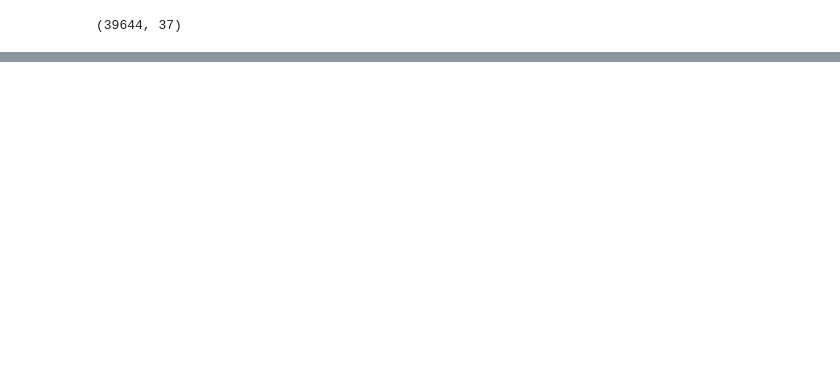
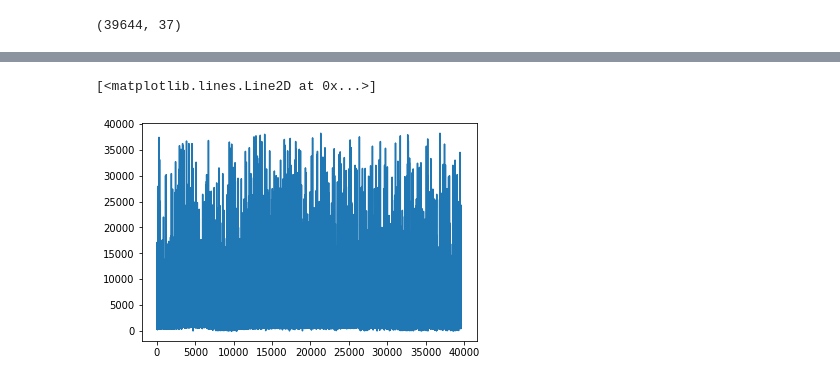
Before and after one commit to nsriniva/DS-Unit-1-Build, a Jupyter notebook: DS_Unit_1_BuildProject_1.ipynb, the cells around one changed output, grey strips where cells are left out. Drawn from its saved outputs; the diff is of its cells as text; code cells hidden in the pictures; blank space fills up the shorter version.

```diff
--- a/DS_Unit_1_BuildProject_1.ipynb
+++ b/DS_Unit_1_BuildProject_1.ipynb
@@ -274,0 +289,3 @@ display(np.linalg.norm(Y-Yc))
+# %%
+z = np.abs(stats.zscore(Y))
+print(z)
@@ -274,0 +300,11 @@ display(np.linalg.norm(Y-Yc))
+# %%
+outliers = np.where(z>3)[0]
+# %%
+onp_df_no_outliers = onp_df_relevant.drop(outliers).reindex()
+
+X_no_outliers = onp_df_no_outliers.values
+Y_no_outliers = onp_df.drop(outliers).shares.reindex()
+Y_no_outliers = Y_no_outliers.values
+display(Y_no_outliers.shape)
+
+display(onp_df_no_outliers.shape, onp_df_no_outliers.head())
@@ -274,0 +320,6 @@ display(np.linalg.norm(Y-Yc))
+# %%
+Xv_no_outliers = list(onp_df_no_outliers.index)
+plt.plot(Xv_no_outliers, Y_no_outliers, label = 'Original Shares')
+# %% [output]
+[<matplotlib.lines.Line2D at 0x...>]
+[figure, added]
```
Also changed, not shown: parts of 9 cells of this notebook.
